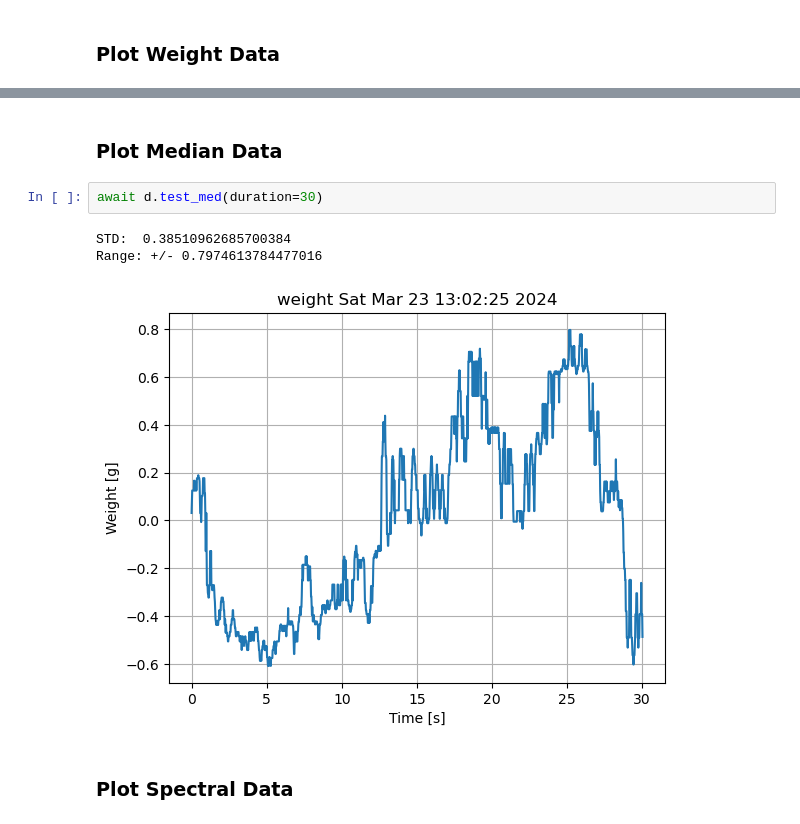
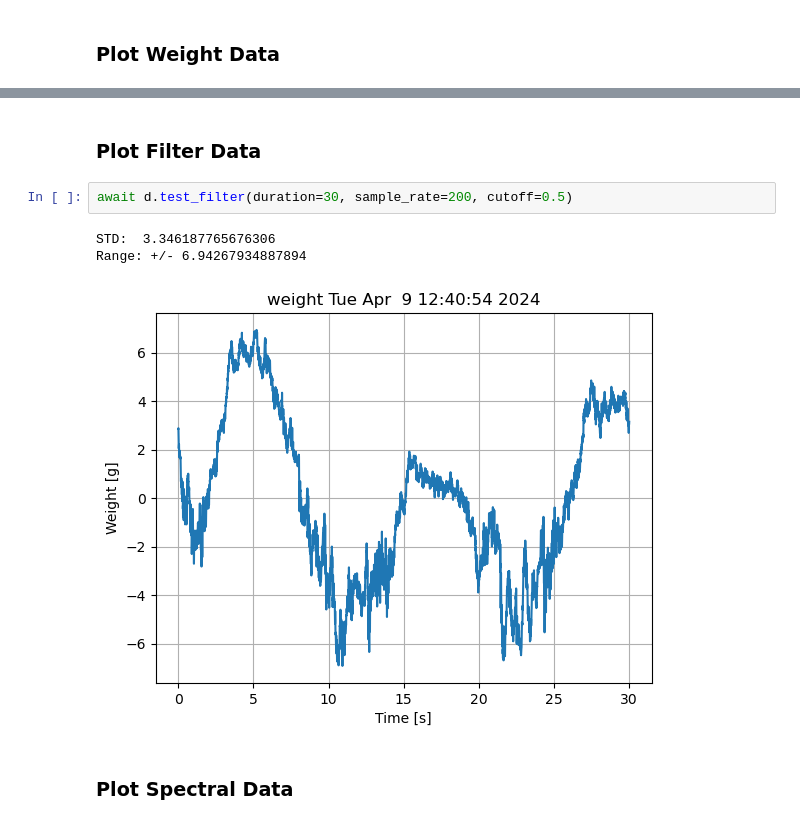
Before and after one commit to rileyhernandez/dispenser, a Jupyter notebook: dispenser.ipynb, the cells around one changed output, grey strips where cells are left out. Cells and saved outputs as stored; diff of their text form.

```diff
--- a/dispenser.ipynb
+++ b/dispenser.ipynb
@@ -61,11 +112,11 @@ Range: +/- 21.401387837614333
 # %% [markdown]
-### Plot Median Data
+### Plot Filter Data
 # %%
-await d.test_med(duration=30)
+await d.test_filter(duration=30, sample_rate=200, cutoff=0.5)
 # %% [output]
-STD:  0.38510962685700384
-Range: +/- 0.7974613784477016
+STD:  3.346187765676306
+Range: +/- 6.94267934887894
-[figure, old version]
+[figure, new version]
 # %% [markdown]
 ### Plot Spectral Data
 # %%
```
Also changed, not shown: parts of 15 cells of this notebook, 13 other files.
